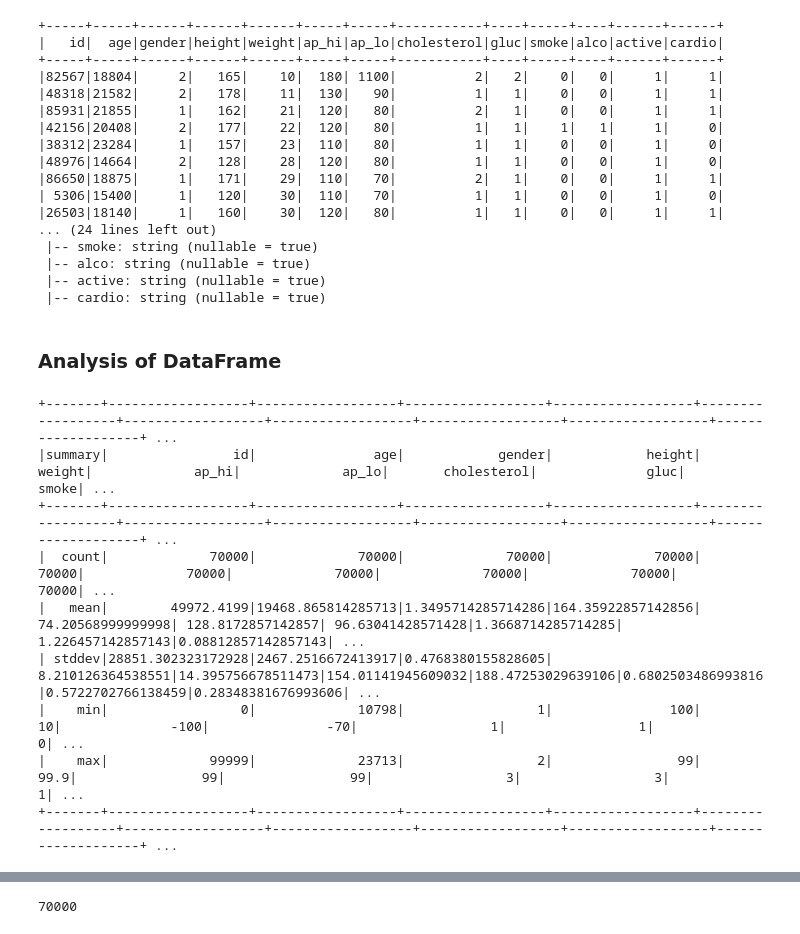
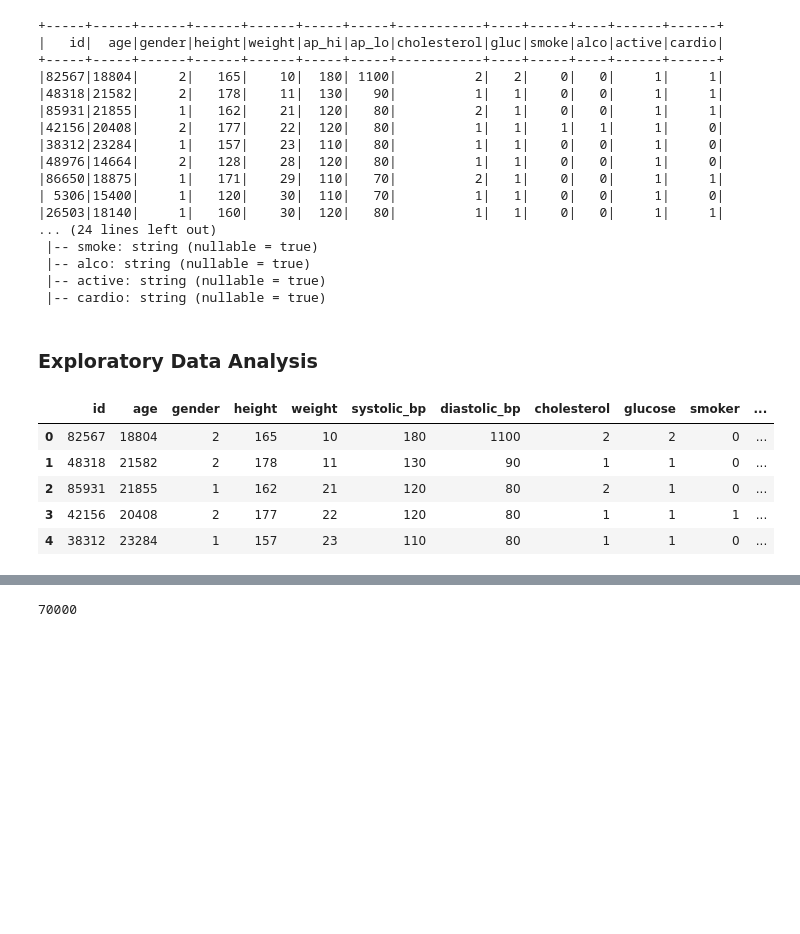
Before and after one commit to krishnakalisarkar/Be_Heart_Smart, a Jupyter notebook: Cardiovascular_Disease.ipynb, the cells around one changed output, grey strips where cells are left out. Saved outputs shown, nothing was run; the diff lists cells and outputs as text; code cells hidden in the pictures; blank space fills up the shorter version.

```diff
--- a/Cardiovascular_Disease.ipynb
+++ b/Cardiovascular_Disease.ipynb
@@ -52,7 +52,7 @@ os.getcwd()
 # %%
 from pyspark import SparkFiles
 csv_file_path = "/content/Resources/Cardio_Data.csv"
-cardio_df_original = spark.read.csv(csv_file_path, header=True, mode="DROPMALFORMED")
+cardio_df_original = spark.read.csv(csv_file_path, header=True)
 cardio_df_original.show()
 cardio_df_original.printSchema()
 # %% [output]
@@ -74,20 +74,17 @@ cardio_df_original.printSchema()
  |-- active: string (nullable = true)
  |-- cardio: string (nullable = true)
 # %% [markdown]
-### Analysis of DataFrame
+### Exploratory Data Analysis
-# %%
-# Description of columns
-cardio_df_original.describe().show()
-# %% [output]
-+-------+------------------+------------------+------------------+------------------+------------------+------------------+------------------+------------------+------------------+-------------------+ ...
-|summary|                id|               age|            gender|            height|            weight|             ap_hi|             ap_lo|       cholesterol|              gluc|              smoke| ...
-+-------+------------------+------------------+------------------+------------------+------------------+------------------+------------------+------------------+------------------+-------------------+ ...
-|  count|             70000|             70000|             70000|             70000|             70000|             70000|             70000|             70000|             70000|              70000| ...
-|   mean|        49972.4199|19468.865814285713|1.3495714285714286|164.35922857142856| 74.20568999999998| 128.8172857142857| 96.63041428571428|1.3668714285714285| 1.226457142857143|0.08812857142857143| ...
-| stddev|28851.302323172928|2467.2516672413917|0.4768380155828605| 8.210126364538551|14.395756678511473|154.01141945609032|188.47253029639106|0.6802503486993816|0.5722702766138459|0.28348381676993606| ...
-|    min|                 0|             10798|                 1|               100|                10|              -100|               -70|                 1|                 1|                  0| ...
-|    max|             99999|             23713|                 2|                99|              99.9|                99|                99|                 3|                 3|                  1| ...
-+-------+------------------+------------------+------------------+------------------+------------------+------------------+------------------+------------------+------------------+-------------------+ ...
 # %%
-# Change the column names
-cardio_df = cardio_df_original.withColumnRenamed("ap_hi", "systolic_bp").withColumnRenamed("ap_lo", "diastolic_bp")
+# Change the column names to be more meaningful
+cardio_df = cardio_df_original.withColumnRenamed("ap_hi", "systolic_bp").withColumnRenamed("ap_lo", "diastolic_bp")\
+                              .withColumnRenamed("gluc", "glucose").withColumnRenamed("smoke", "smoker")\
+                              .withColumnRenamed("alco", "alcohol_intake")
+cardio_df.toPandas().head(5)
+# %% [output]
+|  | id | age | gender | height | weight | systolic_bp | diastolic_bp | cholesterol | glucose | smoker | ... |
+| 0 | 82567 | 18804 | 2 | 165 | 10 | 180 | 1100 | 2 | 2 | 0 | ... |
+| 1 | 48318 | 21582 | 2 | 178 | 11 | 130 | 90 | 1 | 1 | 0 | ... |
+| 2 | 85931 | 21855 | 1 | 162 | 21 | 120 | 80 | 2 | 1 | 0 | ... |
+| 3 | 42156 | 20408 | 2 | 177 | 22 | 120 | 80 | 1 | 1 | 1 | ... |
+| 4 | 38312 | 23284 | 1 | 157 | 23 | 110 | 80 | 1 | 1 | 0 | ... |
```
Also changed, not shown: parts of 17 cells of this notebook.
